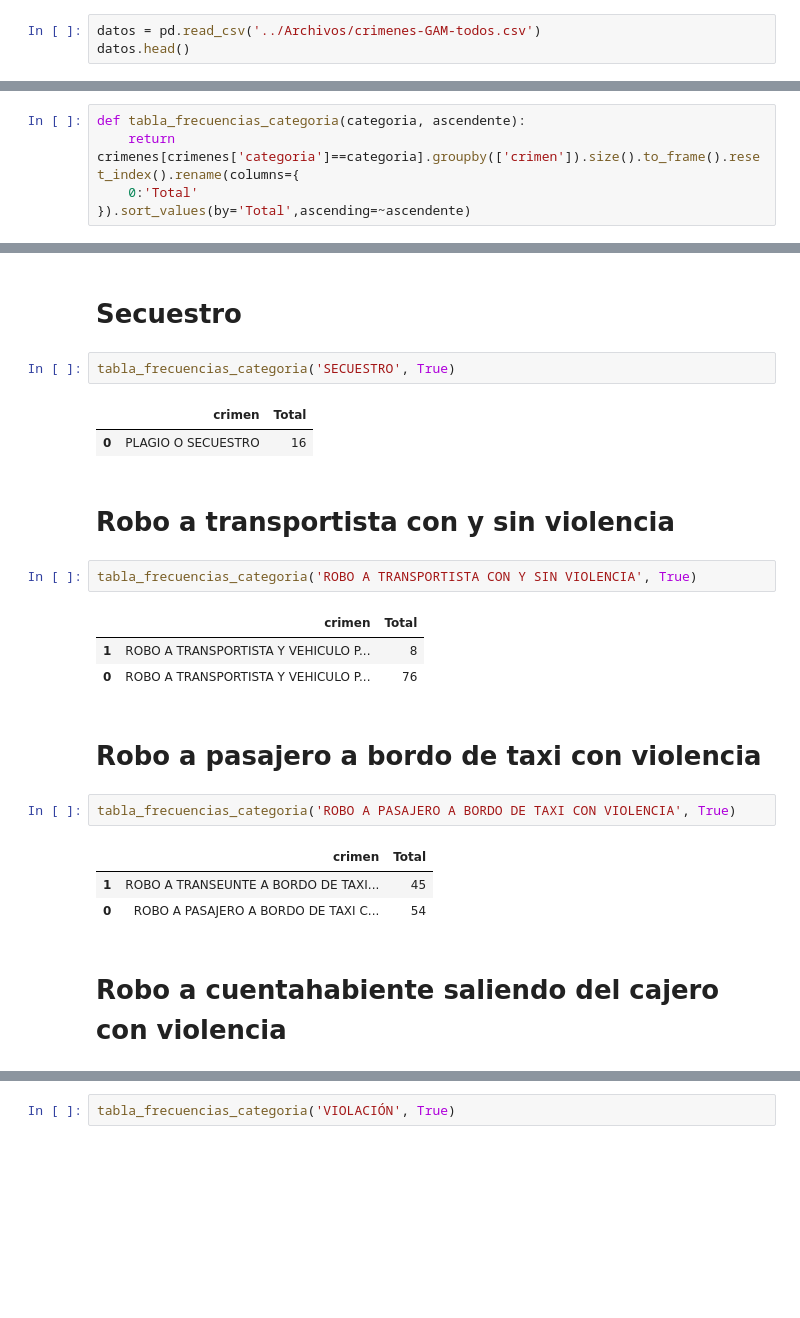
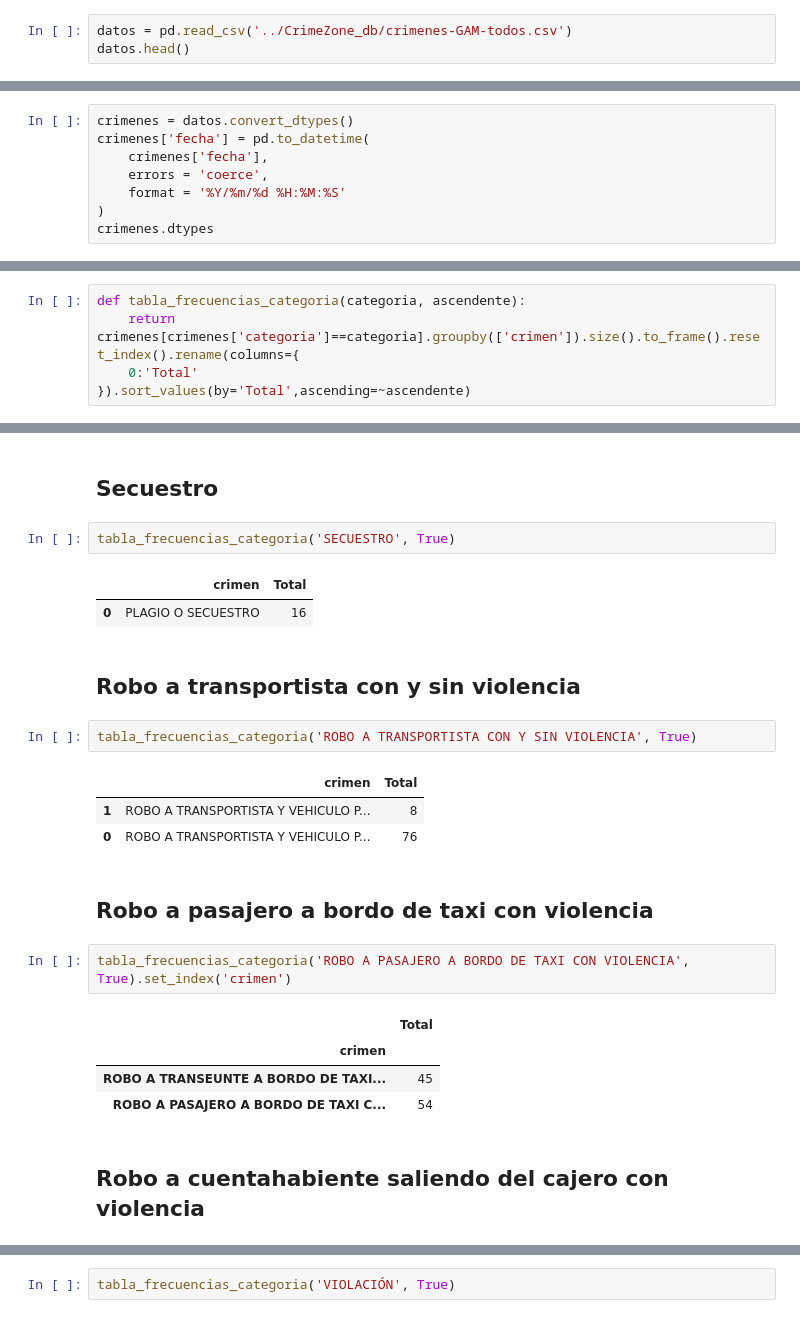
Before and after one commit to jesus-acm/crimeZone-python, a Jupyter notebook: 2 - Limpieza de categorias.ipynb, the cells around one changed output, grey strips where cells are left out. Saved outputs shown, nothing was run; the diff lists cells and outputs as text; blank space fills up the shorter version.

```diff
--- a/2 - Limpieza de categorias.ipynb
+++ b/2 - Limpieza de categorias.ipynb
@@ -3,5 +16,5 @@ import pandas as pd
 # %%
-datos = pd.read_csv('../Archivos/crimenes-GAM-todos.csv')
+datos = pd.read_csv('../CrimeZone_db/crimenes-GAM-todos.csv')
 datos.head()
 # %% [output]
 |  | fecha | crimen | categoria | colonia | long | lat |
@@ -37,0 +40,8 @@ dtype: object
+# %%
+crimenes = datos.convert_dtypes()
+crimenes['fecha'] = pd.to_datetime(
+    crimenes['fecha'],
+    errors = 'coerce',
+    format = '%Y/%m/%d %H:%M:%S'
+)
+crimenes.dtypes
@@ -90,12 +113,12 @@ pd.isnull(crimenes['fecha']).values.ravel().sum()
 # %% [markdown]
-# Secuestro
+## Secuestro
 # %%
 tabla_frecuencias_categoria('SECUESTRO', True)
 # %% [output]
 |  | crimen | Total |
 | 0 | PLAGIO O SECUESTRO | 16 |
 # %% [markdown]
-# Robo a transportista con y sin violencia
+## Robo a transportista con y sin violencia
 # %%
 tabla_frecuencias_categoria('ROBO A TRANSPORTISTA CON Y SIN VIOLENCIA', True)
 # %% [output]
@@ -103,13 +126,14 @@ tabla_frecuencias_categoria('ROBO A TRANSPORTISTA CON Y SIN VIOLENCIA', True)
 | 1 | ROBO A TRANSPORTISTA Y VEHICULO P... | 8 |
 | 0 | ROBO A TRANSPORTISTA Y VEHICULO P... | 76 |
 # %% [markdown]
- # Robo a pasajero a bordo de taxi con violencia
+## Robo a pasajero a bordo de taxi con violencia
 # %%
-tabla_frecuencias_categoria('ROBO A PASAJERO A BORDO DE TAXI CON VIOLENCIA', True)
+tabla_frecuencias_categoria('ROBO A PASAJERO A BORDO DE TAXI CON VIOLENCIA', True).set_index('crimen')
 # %% [output]
-|  | crimen | Total |
-| 1 | ROBO A TRANSEUNTE A BORDO DE TAXI... | 45 |
-| 0 | ROBO A PASAJERO A BORDO DE TAXI C... | 54 |
+|  | Total |
+| crimen |  |
+| ROBO A TRANSEUNTE A BORDO DE TAXI... | 45 |
+| ROBO A PASAJERO A BORDO DE TAXI C... | 54 |
 # %% [markdown]
-# Robo a cuentahabiente saliendo del cajero con violencia
+## Robo a cuentahabiente saliendo del cajero con violencia
 # %%
```
Also changed, not shown: parts of 67 cells of this notebook.
